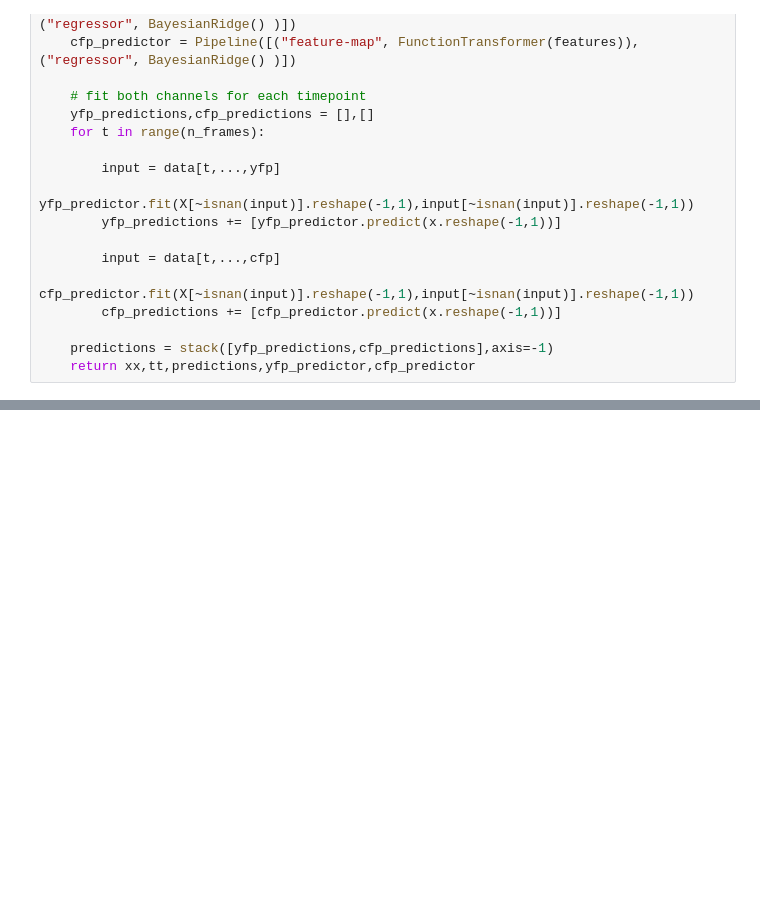
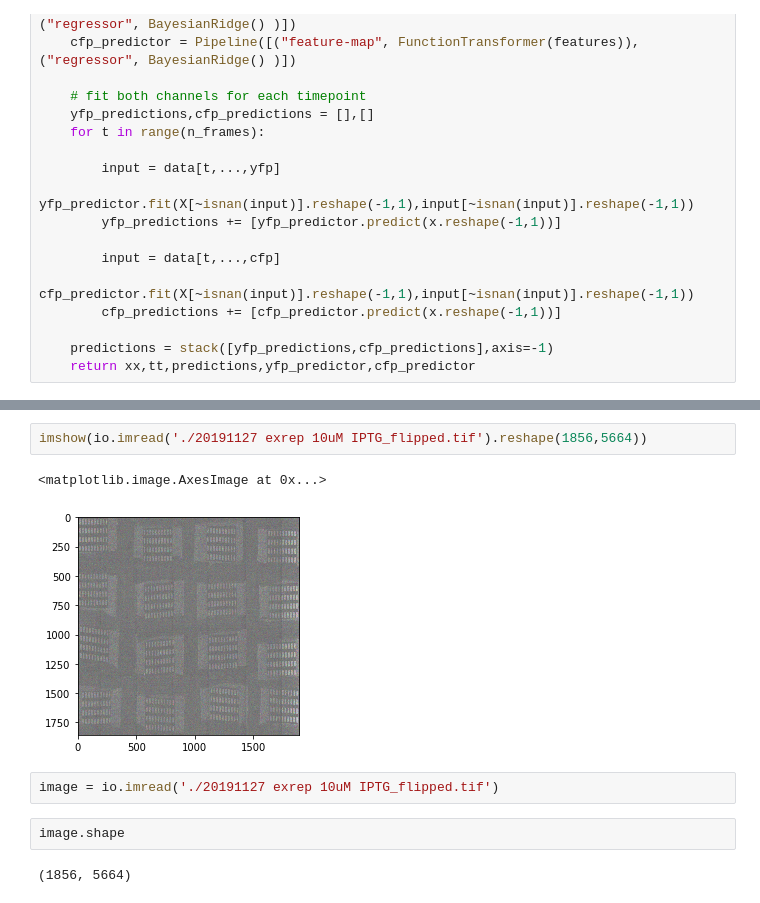
Before and after one commit to gszep/double-exclusive-reporter, a Jupyter notebook: data/spatial/whiteboard.ipynb, the cells around one changed output, grey strips where cells are left out. Drawn from its saved outputs; the diff is of its cells as text; blank space fills up the shorter version.

```diff
--- a/data/spatial/whiteboard.ipynb
+++ b/data/spatial/whiteboard.ipynb
@@ -64,0 +70,11 @@ def fit(data,threshold = 25000,t_final=24,x_width=1.0) :
+# %%
+imshow(io.imread('./20191127 exrep 10uM IPTG_flipped.tif').reshape(1856,5664))
+# %% [output]
+<matplotlib.image.AxesImage at 0x...>
+[figure, added]
+# %%
+image = io.imread('./20191127 exrep 10uM IPTG_flipped.tif')
+# %%
+image.shape
+# %% [output]
+(1856, 5664)
```
Also changed, not shown: parts of 9 cells of this notebook, 4 other files.
